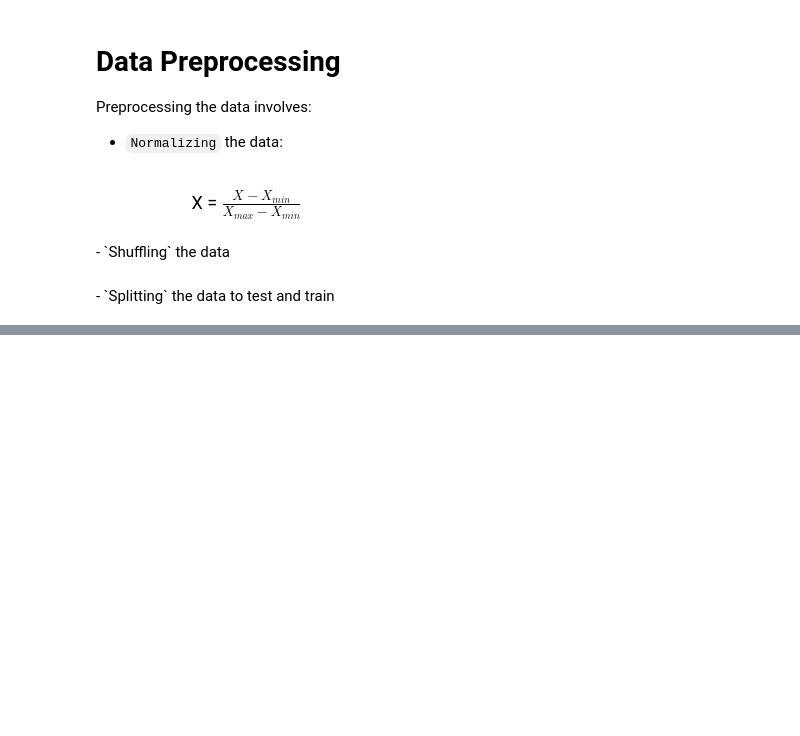
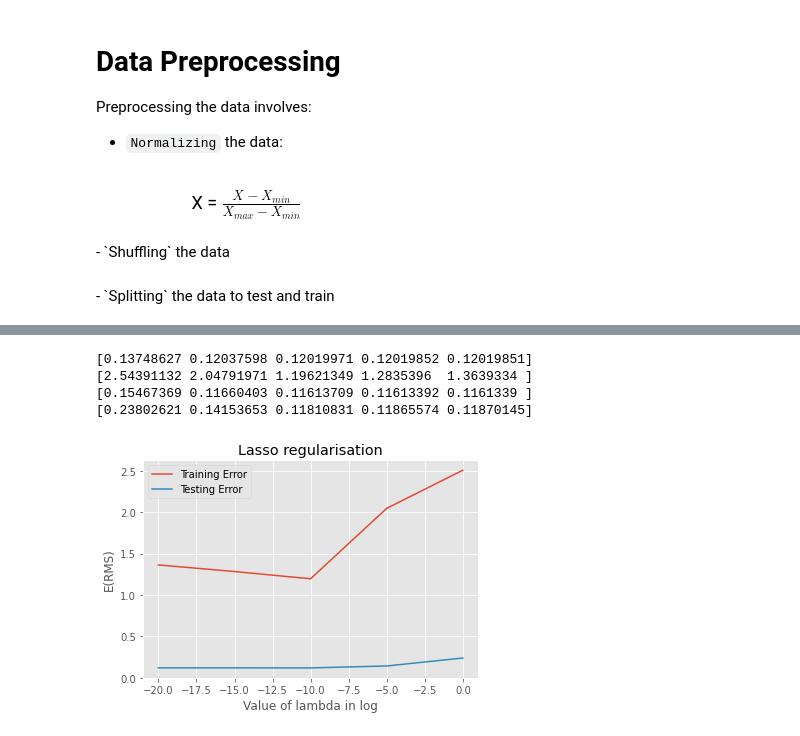
Before and after one commit to aayush11shah/FoDS-Assignments, a Jupyter notebook: Assignment-1/Regression_LR.ipynb, the cells around one changed output, grey strips where cells are left out. Cells and saved outputs as stored; diff of their text form; code cells hidden in the pictures; blank space fills up the shorter version.

```diff
--- a/Assignment-1/Regression_LR.ipynb
+++ b/Assignment-1/Regression_LR.ipynb
@@ -244,0 +333,15 @@ train_X = train_data[["X1","X2"]].to_numpy()
+# %%
+#lambda = -15
+l = np.c_[X1, X2]
+train_X_terms, W_gd, cost_history_gd, W_sgd, cost_history_sgd, n_iter, degree = model_lasso(l, Y, 0.01, 20000, math.exp(-15), 9)
+
+l = np.c_[X11, X21]
+train_X_terms, A = generate_vectors(l, degree)
+v3[3]=math.sqrt(calculate_cost_lasso(W_gd, train_X_terms, Y1, math.exp(-15)))
+
+train_X_terms, A = generate_vectors(l, degree)
+v4[3]=math.sqrt(calculate_cost_lasso(W_sgd, train_X_terms, Y1, math.exp(-15)))
+
+lam[3]=-15
+v1[3]=math.sqrt(cost_history_gd[-1])
+v2[3]=math.sqrt(cost_history_sgd[-1])
@@ -244,0 +366,15 @@ train_X = train_data[["X1","X2"]].to_numpy()
+# %%
+#lambda = -20
+l = np.c_[X1, X2]
+train_X_terms, W_gd, cost_history_gd, W_sgd, cost_history_sgd, n_iter, degree = model_lasso(l, Y, 0.01, 20000, math.exp(-20), 9)
+
+l = np.c_[X11, X21]
+train_X_terms, A = generate_vectors(l, degree)
+v3[4]=math.sqrt(calculate_cost_lasso(W_gd, train_X_terms, Y1, math.exp(-20)))
+
+train_X_terms, A = generate_vectors(l, degree)
+v4[4]=math.sqrt(calculate_cost_lasso(W_sgd, train_X_terms, Y1, math.exp(-20)))
+
+lam[4]=-20
+v1[4]=math.sqrt(cost_history_gd[-1])
+v2[4]=math.sqrt(cost_history_sgd[-1])
@@ -244,0 +399,27 @@ train_X = train_data[["X1","X2"]].to_numpy()
+# %%
+print(v1)
+print(v2)
+print(v3)
+print(v4)
+# %% [output]
+[0.13748627 0.12037598 0.12019971 0.12019852 0.12019851]
+[2.54391132 2.04791971 1.19621349 1.2835396  1.3639334 ]
+[0.15467369 0.11660403 0.11613709 0.11613392 0.1161339 ]
+[0.23802621 0.14153653 0.11810831 0.11865574 0.11870145]
+# %%
+# Function to plot
+plt.plot(lam, v2, label ='Training Error')
+plt.plot(lam, v4, label ='Testing Error')
+
+plt.xlabel("Value of lambda in log")
+plt.ylabel("E(RMS)")
+
+# Function add a legend
+plt.legend()
+
+plt.title("Lasso regularisation")
+
+# function to show the plot
+plt.show()
+# %% [output]
+[figure, added]
```
Also changed, not shown: parts of 24 cells of this notebook.
